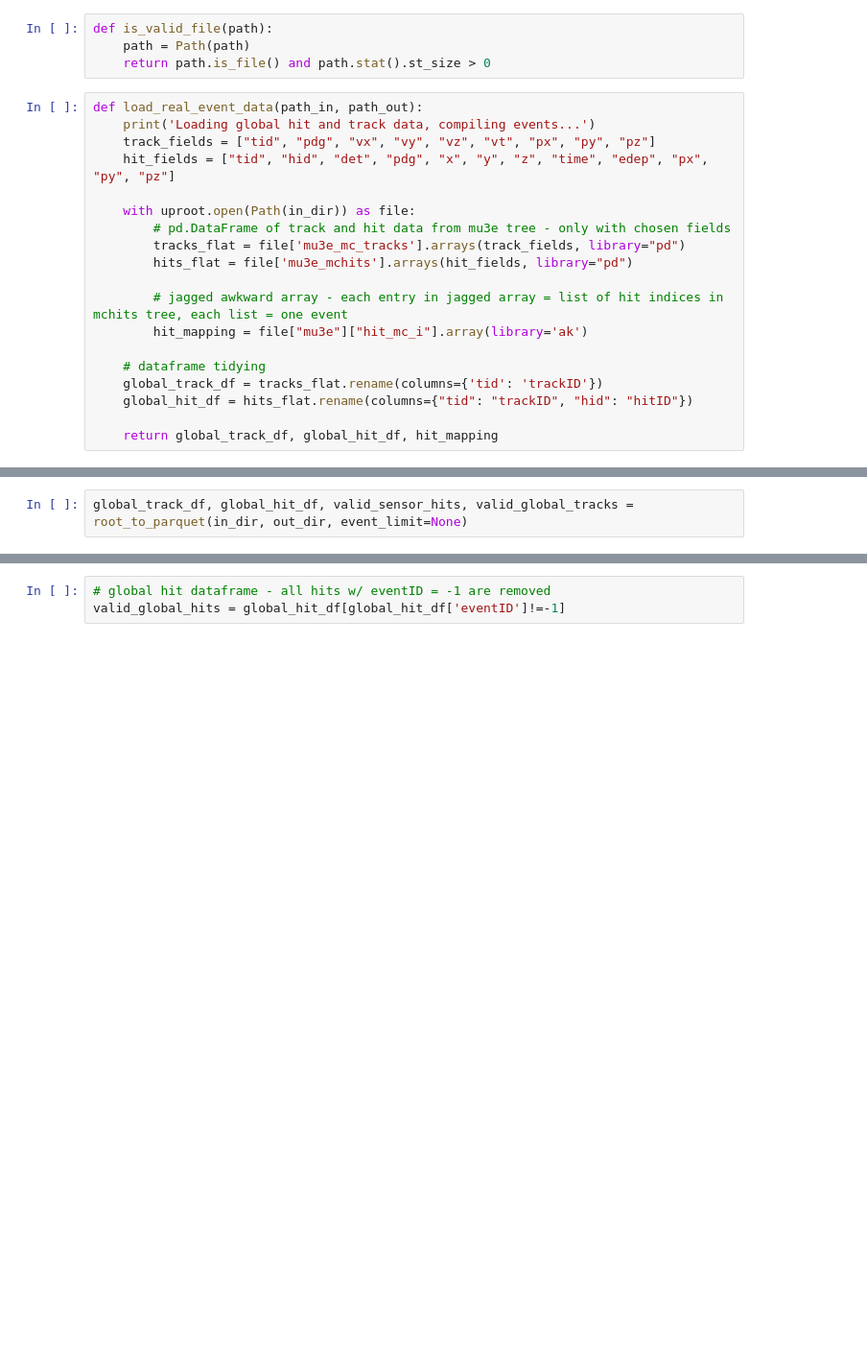
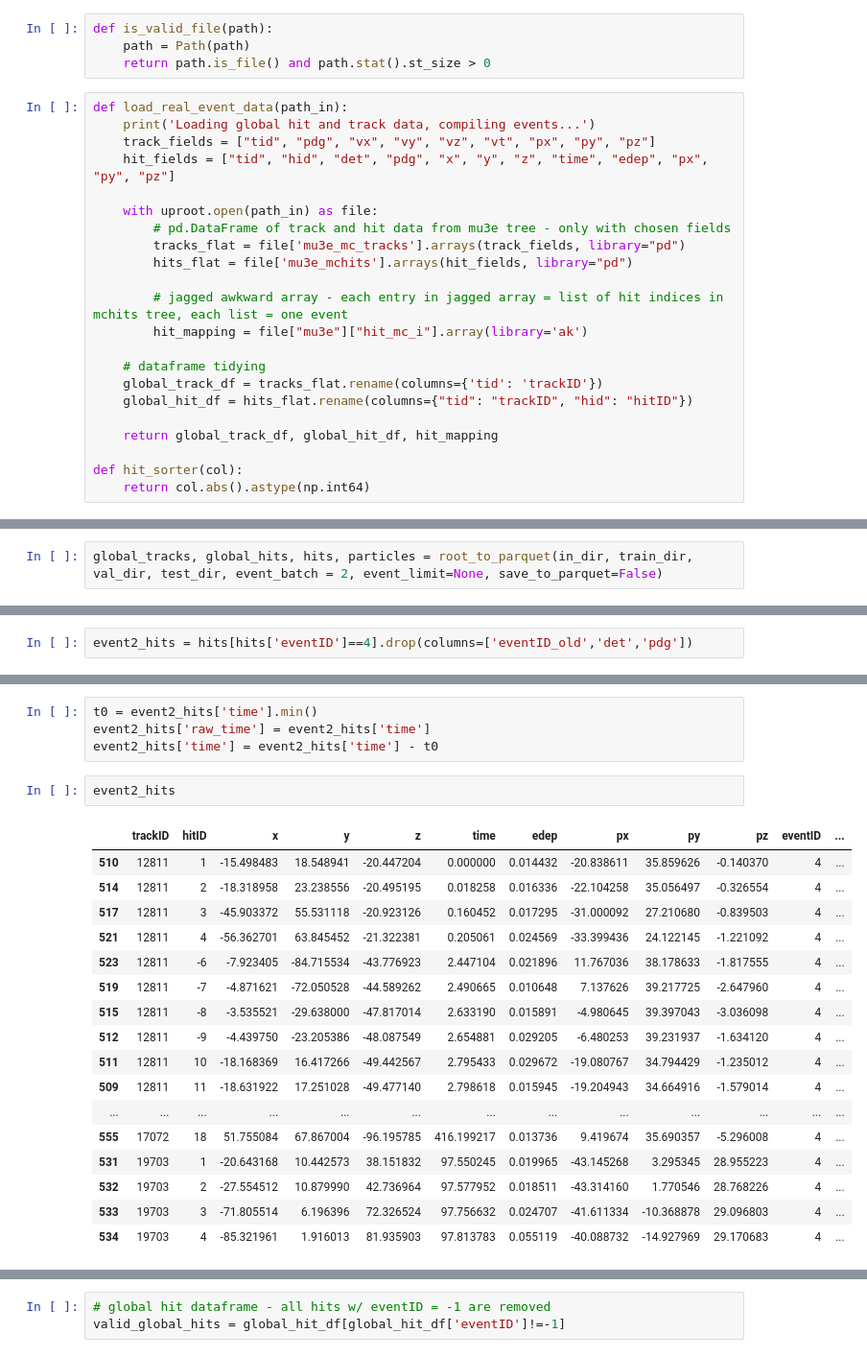
Before and after one commit to vsqdhruv/hepattn, a Jupyter notebook: src/hepattn/experiments/mu3e/jupyter_tests/final_preprocessing.ipynb, the cells around one changed output, grey strips where cells are left out. Shown at 96% size. Drawn from its saved outputs; the diff is of its cells as text; blank space fills up the shorter version.

```diff
--- a/src/hepattn/experiments/mu3e/jupyter_tests/final_preprocessing.ipynb
+++ b/src/hepattn/experiments/mu3e/jupyter_tests/final_preprocessing.ipynb
@@ -17,12 +25,12 @@ def is_valid_file(path):
     path = Path(path)
     return path.is_file() and path.stat().st_size > 0
 # %%
-def load_real_event_data(path_in, path_out):
+def load_real_event_data(path_in):
     print('Loading global hit and track data, compiling events...')
     track_fields = ["tid", "pdg", "vx", "vy", "vz", "vt", "px", "py", "pz"]
     hit_fields = ["tid", "hid", "det", "pdg", "x", "y", "z", "time", "edep", "px", "py", "pz"]
 
-    with uproot.open(Path(in_dir)) as file:
+    with uproot.open(path_in) as file:
         # pd.DataFrame of track and hit data from mu3e tree - only with chosen fields
         tracks_flat = file['mu3e_mc_tracks'].arrays(track_fields, library="pd")
         hits_flat = file['mu3e_mchits'].arrays(hit_fields, library="pd")
@@ -35,4 +43,7 @@ def load_real_event_data(path_in, path_out):
     global_hit_df = hits_flat.rename(columns={"tid": "trackID", "hid": "hitID"})
 
     return global_track_df, global_hit_df, hit_mapping
+
+def hit_sorter(col):
+    return col.abs().astype(np.int64)
 # %%
@@ -96,7 +204,7 @@ def root_to_parquet(in_dir: str, out_dir: str, event_limit: int=None):
 
     return global_track_df, global_hit_df, valid_sensor_hits, valid_global_tracks
 # %%
-global_track_df, global_hit_df, valid_sensor_hits, valid_global_tracks = root_to_parquet(in_dir, out_dir, event_limit=None)
+global_tracks, global_hits, hits, particles = root_to_parquet(in_dir, train_dir, val_dir, test_dir, event_batch = 2, event_limit=None, save_to_parquet=False)
 # %% [output]
 Loading global hit and track data, compiling events...
 Mapping events...
@@ -110,0 +224,2 @@ Saved 49974 events to:
+# %%
+event2_hits = hits[hits['eventID']==4].drop(columns=['eventID_old','det','pdg'])
@@ -110,0 +230,24 @@ Saved 49974 events to:
+# %%
+t0 = event2_hits['time'].min()
+event2_hits['raw_time'] = event2_hits['time']
+event2_hits['time'] = event2_hits['time'] - t0
+# %%
+event2_hits
+# %% [output]
+|  | trackID | hitID | x | y | z | time | edep | px | py | pz | eventID | ... |
+| 510 | 12811 | 1 | -15.498483 | 18.548941 | -20.447204 | 0.000000 | 0.014432 | -20.838611 | 35.859626 | -0.140370 | 4 | ... |
+| 514 | 12811 | 2 | -18.318958 | 23.238556 | -20.495195 | 0.018258 | 0.016336 | -22.104258 | 35.056497 | -0.326554 | 4 | ... |
+| 517 | 12811 | 3 | -45.903372 | 55.531118 | -20.923126 | 0.160452 | 0.017295 | -31.000092 | 27.210680 | -0.839503 | 4 | ... |
+| 521 | 12811 | 4 | -56.362701 | 63.845452 | -21.322381 | 0.205061 | 0.024569 | -33.399436 | 24.122145 | -1.221092 | 4 | ... |
+| 523 | 12811 | -6 | -7.923405 | -84.715534 | -43.776923 | 2.447104 | 0.021896 | 11.767036 | 38.178633 | -1.817555 | 4 | ... |
+| 519 | 12811 | -7 | -4.871621 | -72.050528 | -44.589262 | 2.490665 | 0.010648 | 7.137626 | 39.217725 | -2.647960 | 4 | ... |
+| 515 | 12811 | -8 | -3.535521 | -29.638000 | -47.817014 | 2.633190 | 0.015891 | -4.980645 | 39.397043 | -3.036098 | 4 | ... |
+| 512 | 12811 | -9 | -4.439750 | -23.205386 | -48.087549 | 2.654881 | 0.029205 | -6.480253 | 39.231937 | -1.634120 | 4 | ... |
+| 511 | 12811 | 10 | -18.168369 | 16.417266 | -49.442567 | 2.795433 | 0.029672 | -19.080767 | 34.794429 | -1.235012 | 4 | ... |
+| 509 | 12811 | 11 | -18.631922 | 17.251028 | -49.477140 | 2.798618 | 0.015945 | -19.204943 | 34.664916 | -1.579014 | 4 | ... |
+| ... | ... | ... | ... | ... | ... | ... | ... | ... | ... | ... | ... | ... |
+| 555 | 17072 | 18 | 51.755084 | 67.867004 | -96.195785 | 416.199217 | 0.013736 | 9.419674 | 35.690357 | -5.296008 | 4 | ... |
+| 531 | 19703 | 1 | -20.643168 | 10.442573 | 38.151832 | 97.550245 | 0.019965 | -43.145268 | 3.295345 | 28.955223 | 4 | ... |
+| 532 | 19703 | 2 | -27.554512 | 10.879990 | 42.736964 | 97.577952 | 0.018511 | -43.314160 | 1.770546 | 28.768226 | 4 | ... |
+| 533 | 19703 | 3 | -71.805514 | 6.196396 | 72.326524 | 97.756632 | 0.024707 | -41.611334 | -10.368878 | 29.096803 | 4 | ... |
+| 534 | 19703 | 4 | -85.321961 | 1.916013 | 81.935903 | 97.813783 | 0.055119 | -40.088732 | -14.927969 | 29.170683 | 4 | ... |
```
Also changed, not shown: parts of 34 cells of this notebook.
